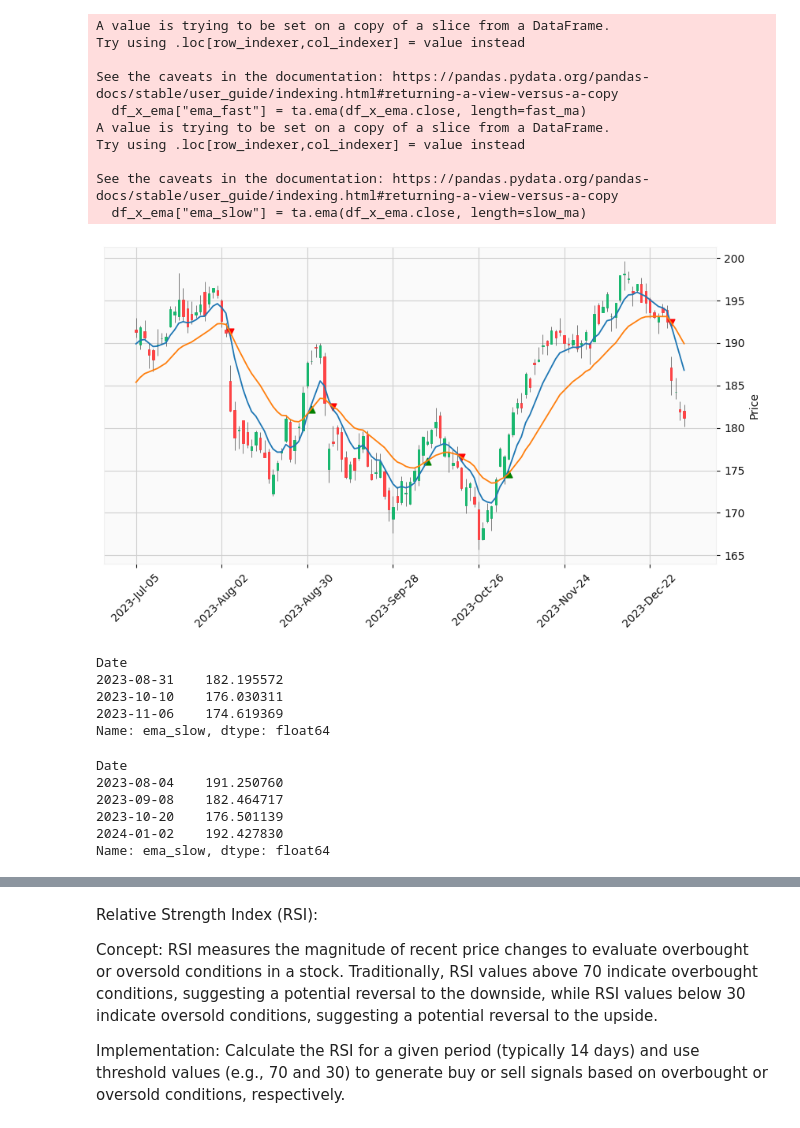
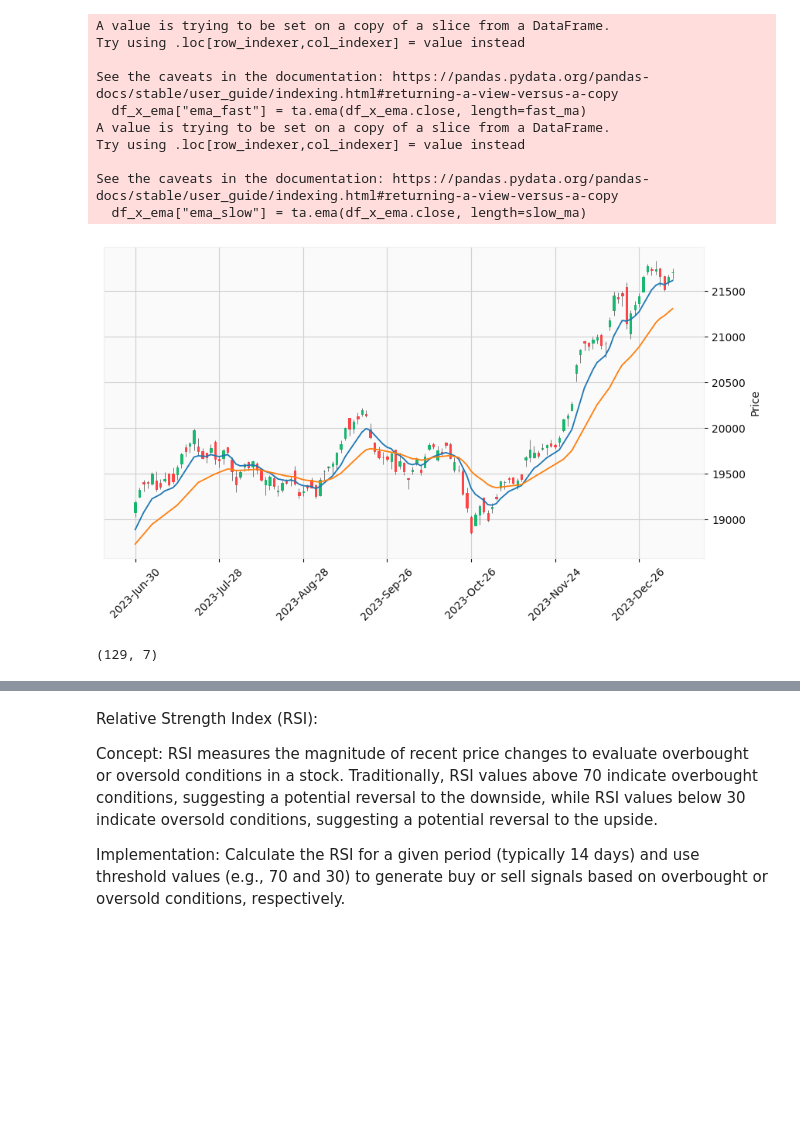
Before and after one commit to Mzu-Soci/Trading-Signal-Services, a Jupyter notebook: trading_service.ipynb, the cells around one changed output, grey strips where cells are left out. Drawn from its saved outputs; the diff is of its cells as text; code cells hidden in the pictures; blank space fills up the shorter version.

```diff
--- a/trading_service.ipynb
+++ b/trading_service.ipynb
@@ -6,8 +6,9 @@ import mplfinance as mpf
 import numpy as np
 # %%
 # Download data from Yahoo Finance
-# df = yf.download("^NSEI", start="2020-01-01", end="2024-01-09")
-df = yf.download("AAPL", start="2020-01-01", end="2024-01-09")
+
+df = yf.download("^NSEI", start="2020-01-01", end="2024-01-09")
+# df = yf.download("AAPL", start="2020-01-01", end="2024-01-09")
 # df = yf.download("BTC-USD", start="2020-01-01", end="2021-09-01")
 
 # Change column names from upper to lower case
@@ -15,10 +16,12 @@ df. columns = df.columns.str.lower()
 
 # Delete the adj close column
 df = df.drop(columns=["adj close"])
-
-# df.head(3)
 # %% [output]
 [*********************100%%**********************]  1 of 1 completed
+# %%
+# Select the data subset required for the analysis
+start_row_num = -150
+end_row_num = -1
 # %% [markdown]
 Moving Average Crossover:
 
@@ -29,20 +32,18 @@ This strategy involves using two moving averages of different periods (e.g., 50-
 Implementation: You can implement this strategy by calculating the moving averages and monitoring their crossovers. For example, if the 50-day moving average crosses above the 200-day moving average, generate a buy signal, and vice versa.
 # %%
 # create a df_x_ema to contain a subset of df
-df_x_ema = df[-150: -1]
+df_x_ema = df[start_row_num: end_row_num]
 
+# Define the moving average periods
 fast_ma = 8
 slow_ma = 21
 
-# Add column for fast moving average (ema_fast) and slow moving average (ema_slow)
+# Calculate the moving averages
 df_x_ema["ema_fast"] = ta.ema(df_x_ema.close, length=fast_ma)
 df_x_ema["ema_slow"] = ta.ema(df_x_ema.close, length=slow_ma)
 
-# Remove rows with missing values
+# Drop rows with NaN values
 df_x_ema = df_x_ema.dropna()
-
-# Show first few lines
-# df_x_ema.head()
 # %% [output]
 A value is trying to be set on a copy of a slice from a DataFrame.
 Try using .loc[row_indexer,col_indexer] = value instead
@@ -70,34 +90,14 @@ df_x_ema["sell_numeric"] = np.where(df_x_ema["sell_signal"],df_x_ema["ema_slow"]
 # %%
-adp = [
-    # Plot the fast moving average
+plots_ema = [
+    # Plot the moving averages
     mpf.make_addplot(df_x_ema["ema_fast"], type="line"),
-    # Plot the slow moving average
     mpf.make_addplot(df_x_ema["ema_slow"], type="line"),
-    # Plot the buy signal
-    mpf.make_addplot(df_x_ema["buy_numeric"], type="scatter", marker="^", markersize=40, color="green"),
-    # Plot the sell signal
-    mpf.make_addplot(df_x_ema["sell_numeric"], type="scatter", marker="v", markersize=40, color="red")
     ]
+
 # Plot the candle sticks, fast ma and slow ma, trading signal markers
-mpf.plot(df_x_ema, type="candle", figratio=(15,8), addplot=adp, style="yahoo")
+mpf.plot(df_x_ema, type="candle", figratio=(15,8), addplot=plots_ema, style="yahoo")
+
+df_x_ema.shape
 # %% [output]
-[figure, old version]
+[figure, new version]
+(129, 7)
-# %%
-# These are the dates and prices on which to buy
-df_x_ema.loc[df_x_ema["buy_signal"], "ema_slow"]
-# %% [output]
-Date
-2023-08-31    182.195572
-2023-10-10    176.030311
-2023-11-06    174.619369
-Name: ema_slow, dtype: float64
-# %%
-# These are the dates and prices on which to sell
-df_x_ema.loc[df_x_ema["sell_signal"], "ema_slow"]
-# %% [output]
-Date
-2023-08-04    191.250760
-2023-09-08    182.464717
-2023-10-20    176.501139
-2024-01-02    192.427830
-Name: ema_slow, dtype: float64
```
Also changed, not shown: parts of 18 cells of this notebook.
